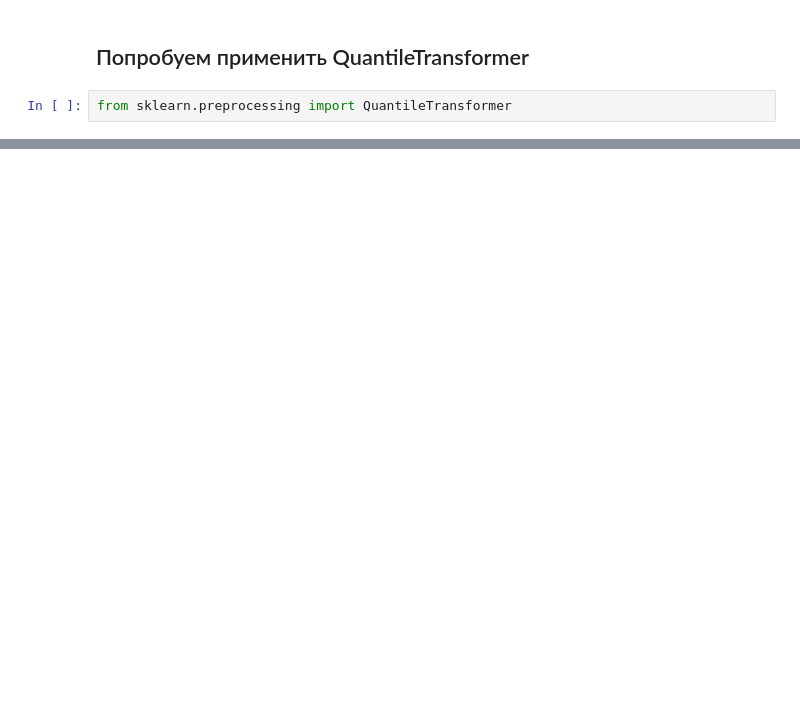
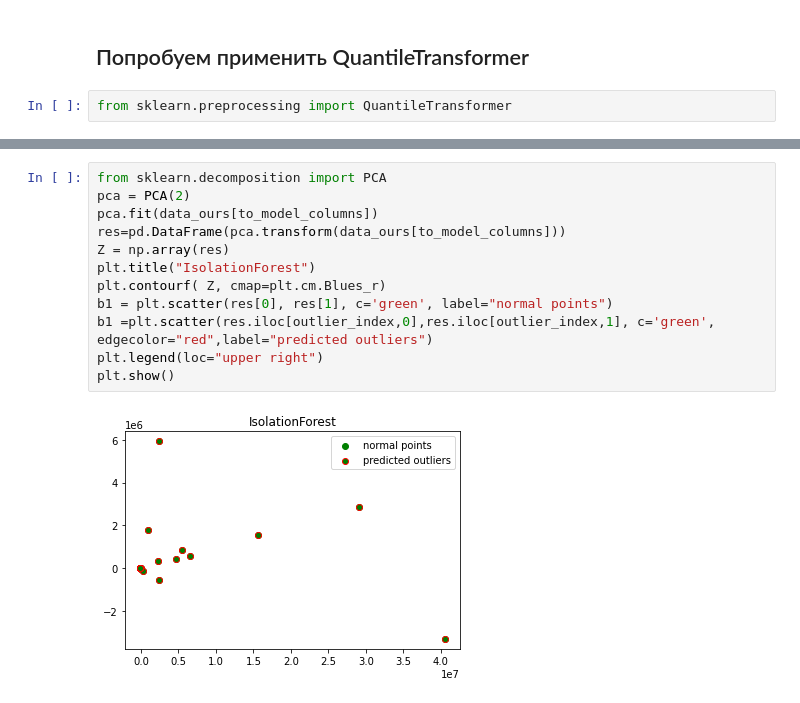
Before and after one commit to Nakinamo/EEG-notebooks, a Jupyter notebook: MLPRegressor.ipynb, the cells around one changed output, grey strips where cells are left out. Drawn from its saved outputs; the diff is of its cells as text; blank space fills up the shorter version.

```diff
--- a/MLPRegressor.ipynb
+++ b/MLPRegressor.ipynb
@@ -263,0 +318,14 @@ label : 9.00 predicted: 7.64
+# %%
+from sklearn.decomposition import PCA
+pca = PCA(2)
+pca.fit(data_ours[to_model_columns])
+res=pd.DataFrame(pca.transform(data_ours[to_model_columns]))
+Z = np.array(res)
+plt.title("IsolationForest")
+plt.contourf( Z, cmap=plt.cm.Blues_r)
+b1 = plt.scatter(res[0], res[1], c='green', label="normal points")
+b1 =plt.scatter(res.iloc[outlier_index,0],res.iloc[outlier_index,1], c='green',  edgecolor="red",label="predicted outliers")
+plt.legend(loc="upper right")
+plt.show()
+# %% [output]
+[figure, added]
```
Also changed, not shown: parts of 71 cells of this notebook.
